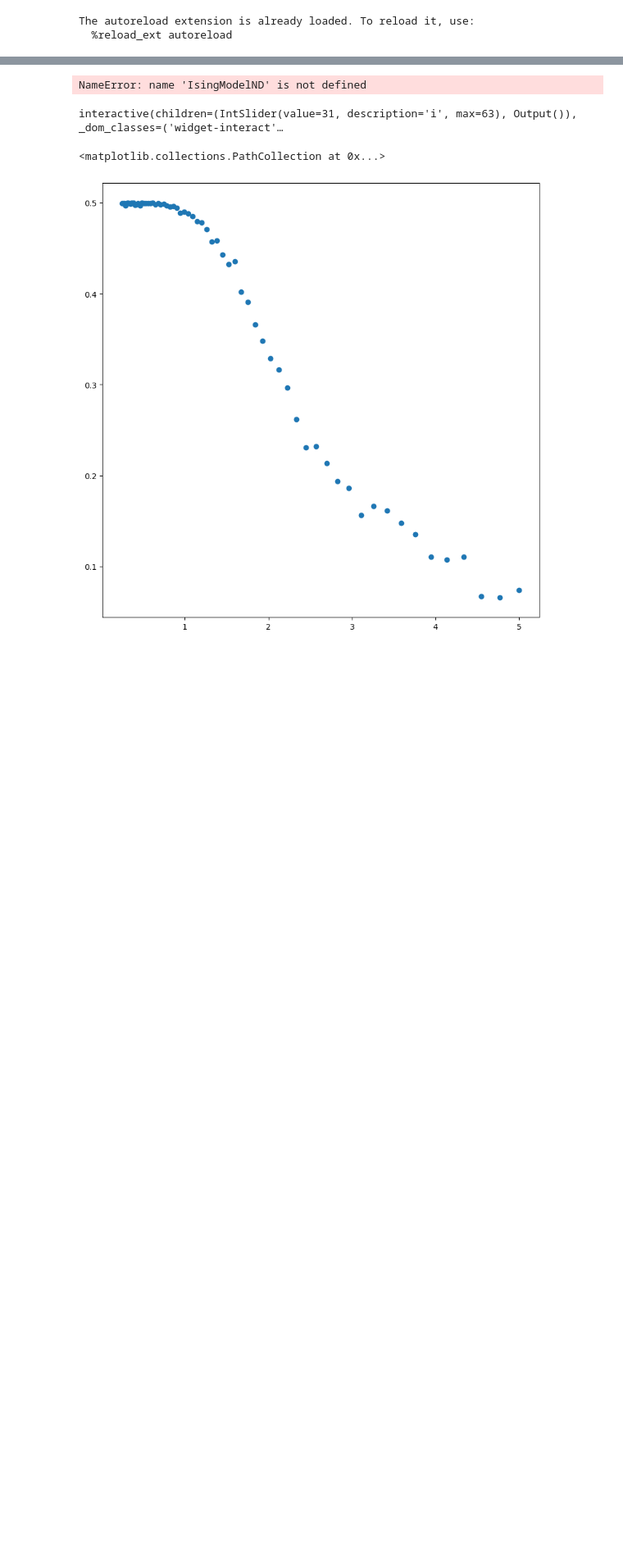
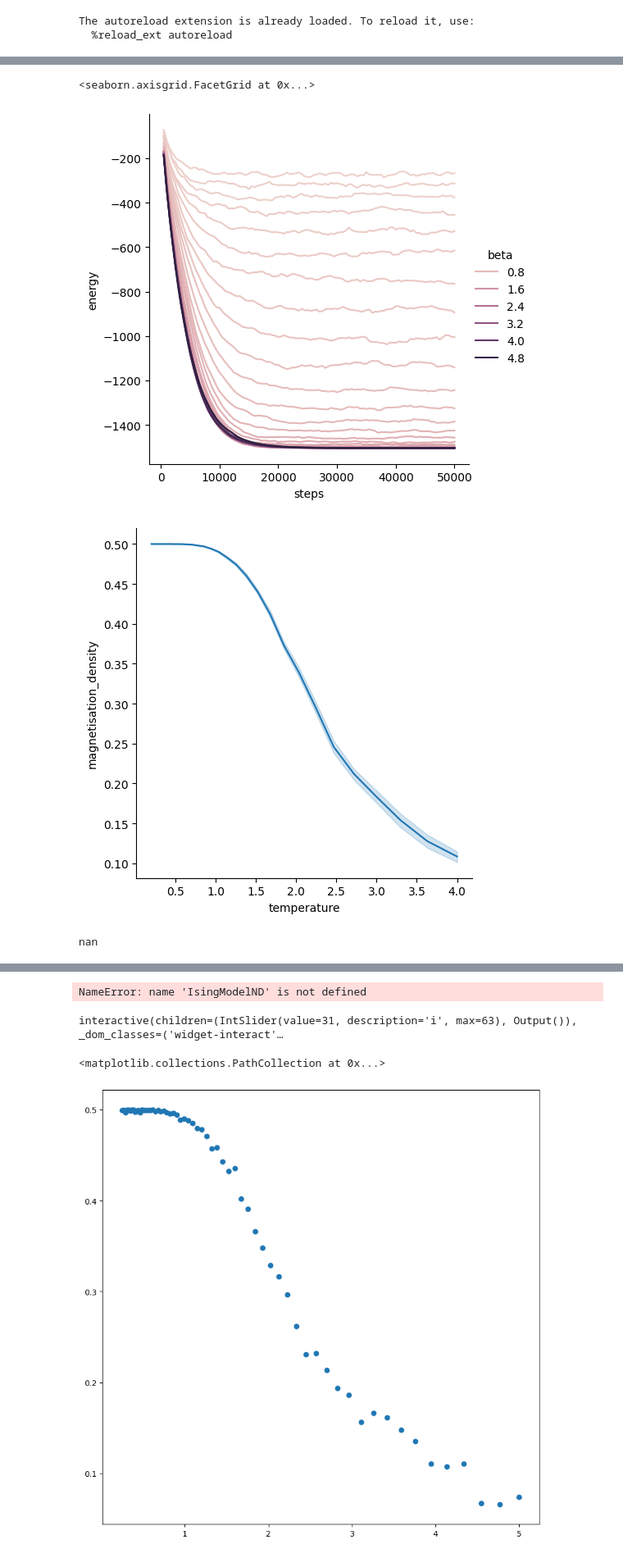
Before and after one commit to JeppeKlitgaard/Jackpot, a Jupyter notebook: workbench3.ipynb, the cells around one changed output, grey strips where cells are left out. Shown at 82% size. Cells and saved outputs as stored; diff of their text form; code cells hidden in the pictures; blank space fills up the shorter version.

```diff
--- a/workbench3.ipynb
+++ b/workbench3.ipynb
@@ -146,0 +216,27 @@ State(
+# %%
+measurement_keys = [
+    "steps",
+    "state_id",
+    "energy",
+    "magnetisation_density",
+]
+measurements = {
+    key: [] for key in measurement_keys
+}
+for step_m in evolve_measurements:
+    for key in measurement_keys:
+        data = getattr(step_m, key).flatten().tolist()
+        measurements[key].extend(data)
+
+
+@ft.cache
+def id_to_beta(id_):
+    idx = np.argwhere(states.id_ == id_).flatten()
+    idx = tuple(idx)
+    return float(states.env.beta[idx])
+
+
+df = pd.DataFrame(measurements)
+df["beta"] = df["state_id"].apply(id_to_beta)
+df["temperature"] = 1.0 / df["beta"]
+df
@@ -146,0 +267,21 @@ State(
+# %%
+sns.relplot(
+    data=df,
+    x="steps",
+    y="energy",
+    hue="beta",
+    kind="line",
+    errorbar=None
+)
+sns.relplot(
+    data=df[df["steps"] == np.max(df["steps"])],
+    x="temperature",
+    y="magnetisation_density",
+    # hue="beta",
+    kind="line",
+    # errorbar=None
+)
+# %% [output]
+<seaborn.axisgrid.FacetGrid at 0x...>
+[figure, added]
+[figure, added]
@@ -146,0 +293,4 @@ State(
+# %%
+np.sin(np.inf)
+# %% [output]
+nan
```
Also changed, not shown: parts of 14 cells of this notebook, 2 other files.
